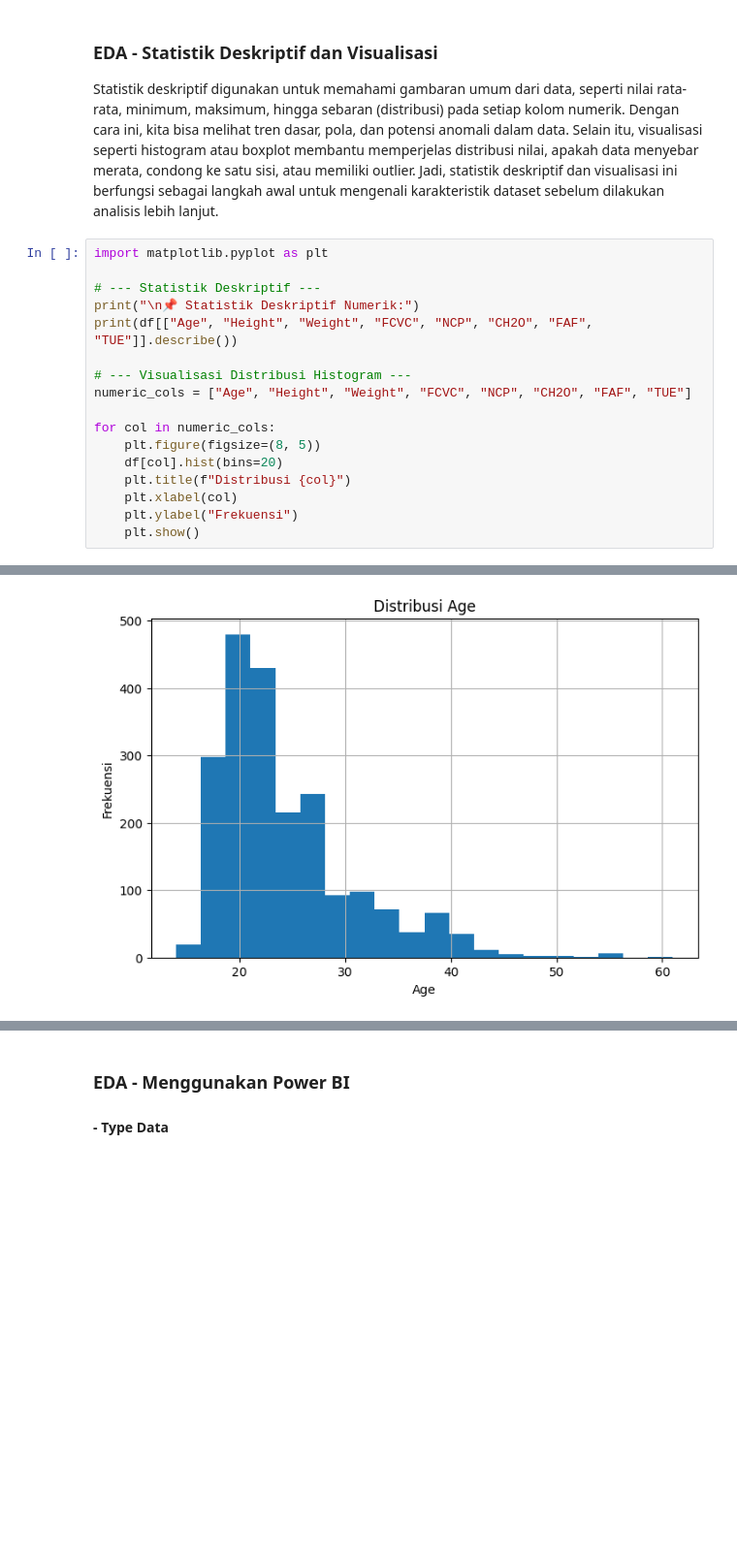
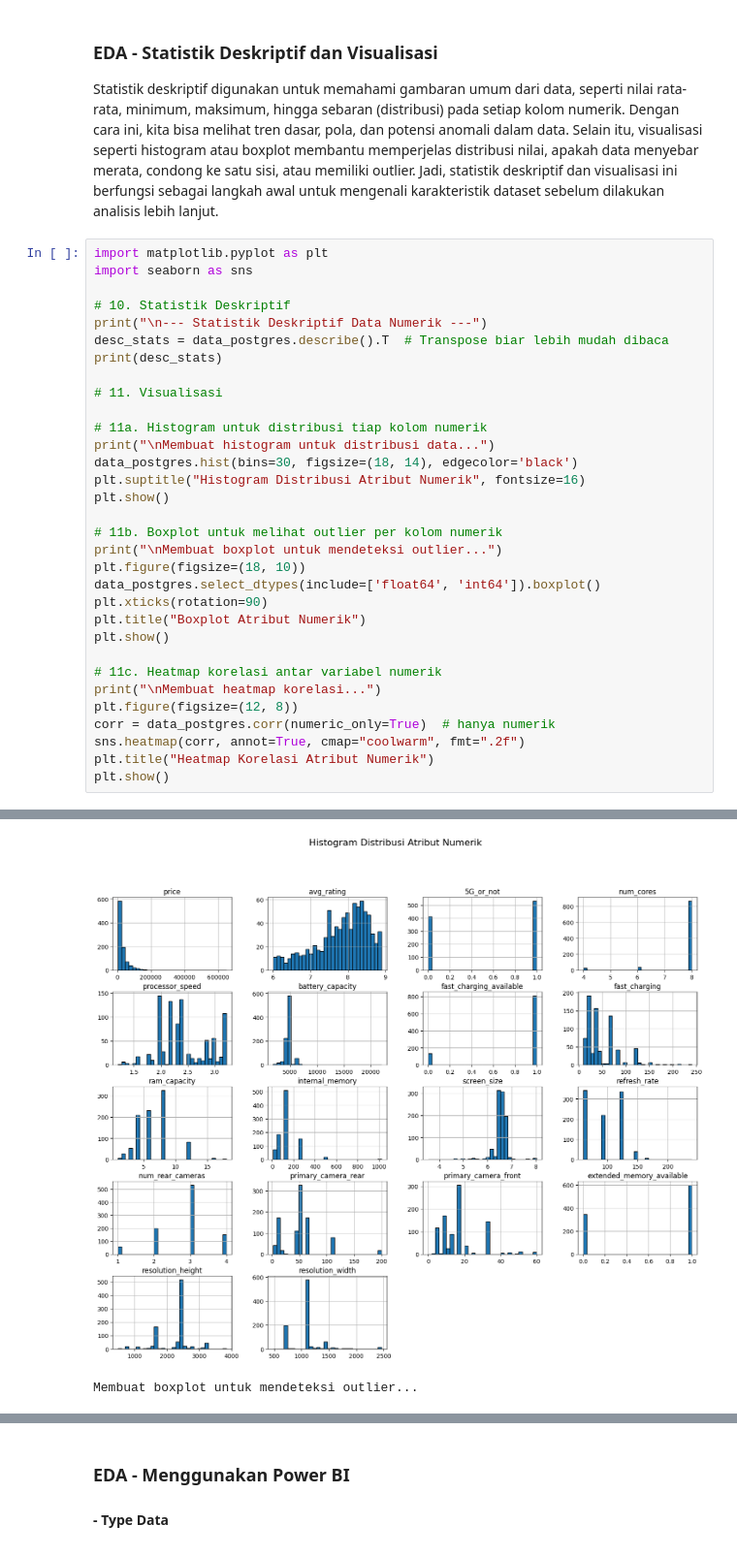
Before and after one commit to AbdiadhaSyabirin19/PSD, a Jupyter notebook: _sources/ExplorasiData.ipynb, the cells around one changed output, grey strips where cells are left out. Shown at 97% size. Cells and saved outputs as stored; diff of their text form; blank space fills up the shorter version.

Commit message:
update processing data

```diff
--- a/_sources/ExplorasiData.ipynb
+++ b/_sources/ExplorasiData.ipynb
@@ -263,19 +267,34 @@ Kolom 'NObeyesdad' punya 7 nilai unik:
 Statistik deskriptif digunakan untuk memahami gambaran umum dari data, seperti nilai rata-rata, minimum, maksimum, hingga sebaran (distribusi) pada setiap kolom numerik. Dengan cara ini, kita bisa melihat tren dasar, pola, dan potensi anomali dalam data. Selain itu, visualisasi seperti histogram atau boxplot membantu memperjelas distribusi nilai, apakah data menyebar merata, condong ke satu sisi, atau memiliki outlier. Jadi, statistik deskriptif dan visualisasi ini berfungsi sebagai langkah awal untuk mengenali karakteristik dataset sebelum dilakukan analisis lebih lanjut.
 # %%
 import matplotlib.pyplot as plt
+import seaborn as sns
 
-# --- Statistik Deskriptif ---
-print("\n📌 Statistik Deskriptif Numerik:")
-print(df[["Age", "Height", "Weight", "FCVC", "NCP", "CH2O", "FAF", "TUE"]].describe())
+# 10. Statistik Deskriptif
+print("\n--- Statistik Deskriptif Data Numerik ---")
+desc_stats = data_postgres.describe().T  # Transpose biar lebih mudah dibaca
+print(desc_stats)
 
-# --- Visualisasi Distribusi Histogram ---
-numeric_cols = ["Age", "Height", "Weight", "FCVC", "NCP", "CH2O", "FAF", "TUE"]
+# 11. Visualisasi
 
-for col in numeric_cols:
-    plt.figure(figsize=(8, 5))
-    df[col].hist(bins=20)
-    plt.title(f"Distribusi {col}")
-    plt.xlabel(col)
-    plt.ylabel("Frekuensi")
-    plt.show()
+# 11a. Histogram untuk distribusi tiap kolom numerik
+print("\nMembuat histogram untuk distribusi data...")
+data_postgres.hist(bins=30, figsize=(18, 14), edgecolor='black')
+plt.suptitle("Histogram Distribusi Atribut Numerik", fontsize=16)
+plt.show()
+
+# 11b. Boxplot untuk melihat outlier per kolom numerik
+print("\nMembuat boxplot untuk mendeteksi outlier...")
+plt.figure(figsize=(18, 10))
+data_postgres.select_dtypes(include=['float64', 'int64']).boxplot()
+plt.xticks(rotation=90)
+plt.title("Boxplot Atribut Numerik")
+plt.show()
+
+# 11c. Heatmap korelasi antar variabel numerik
+print("\nMembuat heatmap korelasi...")
+plt.figure(figsize=(12, 8))
+corr = data_postgres.corr(numeric_only=True)  # hanya numerik
+sns.heatmap(corr, annot=True, cmap="coolwarm", fmt=".2f")
+plt.title("Heatmap Korelasi Atribut Numerik")
+plt.show()
 # %% [output]
@@ -302 +318,2 @@ max       3.000000     3.000000     2.000000
-[figure, old version]
+[figure, new version]
+Membuat boxplot untuk mendeteksi outlier...
```
Also changed, not shown: parts of 15 cells of this notebook, 19 other files.
